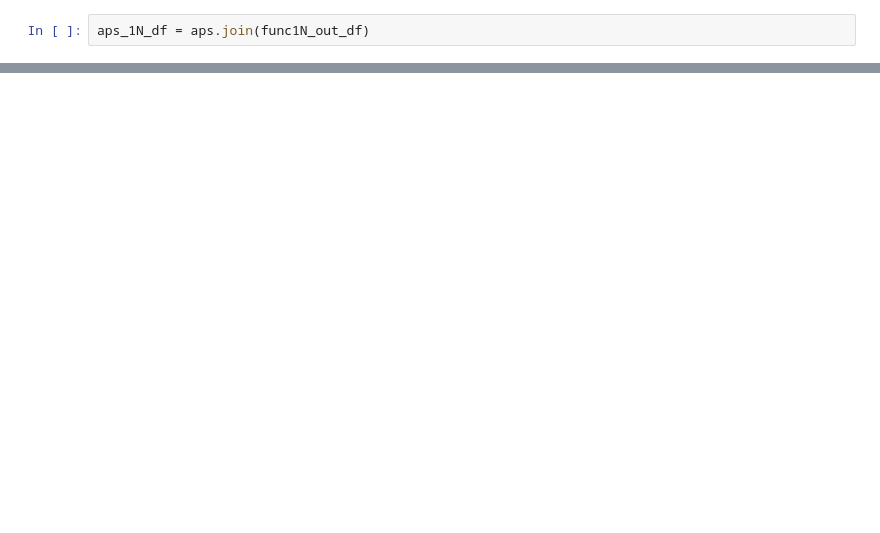
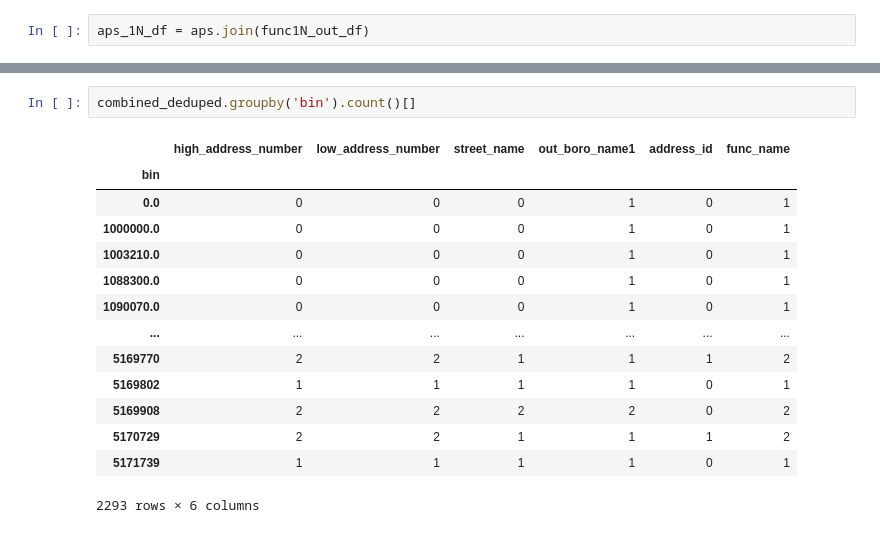
Before and after one commit to NYCParks-data/Structures, a Jupyter notebook: scripts/new_geosupport_process.ipynb, the cells around one changed output, grey strips where cells are left out. Cells and saved outputs as stored; diff of their text form; blank space fills up the shorter version.

```diff
--- a/scripts/new_geosupport_process.ipynb
+++ b/scripts/new_geosupport_process.ipynb
@@ -283,0 +273,17 @@ merged_1N_and_BN.T
+# %%
+combined_deduped.groupby('bin').count()[]
+# %% [output]
+|  | high_address_number | low_address_number | street_name | out_boro_name1 | address_id | func_name |
+| bin |  |  |  |  |  |  |
+| 0.0 | 0 | 0 | 0 | 1 | 0 | 1 |
+| 1000000.0 | 0 | 0 | 0 | 1 | 0 | 1 |
+| 1003210.0 | 0 | 0 | 0 | 1 | 0 | 1 |
+| 1088300.0 | 0 | 0 | 0 | 1 | 0 | 1 |
+| 1090070.0 | 0 | 0 | 0 | 1 | 0 | 1 |
+| ... | ... | ... | ... | ... | ... | ... |
+| 5169770 | 2 | 2 | 1 | 1 | 1 | 2 |
+| 5169802 | 1 | 1 | 1 | 1 | 0 | 1 |
+| 5169908 | 2 | 2 | 2 | 2 | 0 | 2 |
+| 5170729 | 2 | 2 | 1 | 1 | 1 | 2 |
+| 5171739 | 1 | 1 | 1 | 1 | 0 | 1 |
+2293 rows × 6 columns
```
Also changed, not shown: parts of 73 cells of this notebook, 2 other files.
